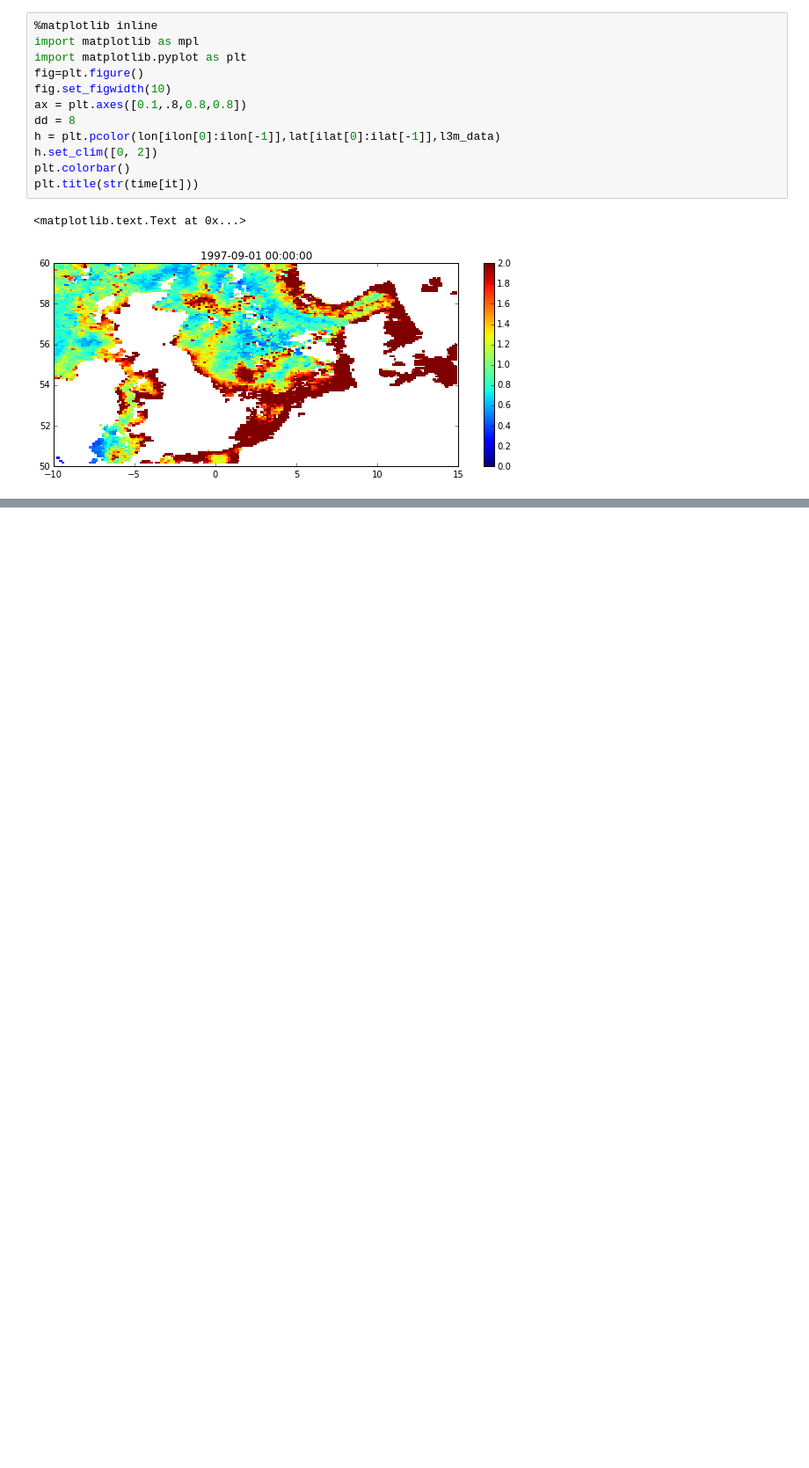
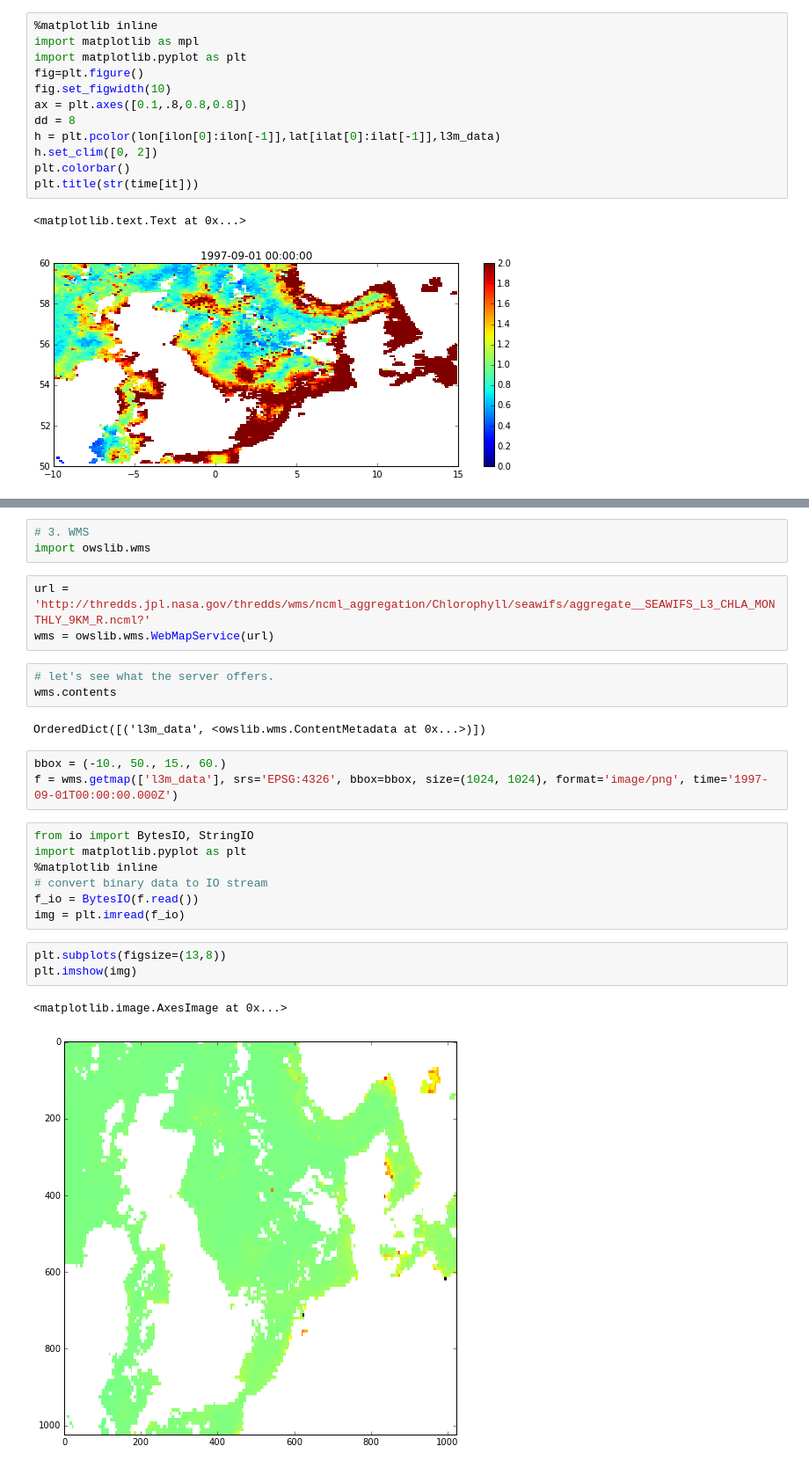
Before and after one commit to openearth/notebooks, a Jupyter notebook: EarthObservationWebServices.ipynb, the cells around one changed output, grey strips where cells are left out. Shown at 88% size. Cells and saved outputs as stored; diff of their text form; blank space fills up the shorter version.

Commit message:
added wms: make sure to install pyproj before owslib

```diff
--- a/EarthObservationWebServices.ipynb
+++ b/EarthObservationWebServices.ipynb
@@ -95,0 +100,27 @@ plt.title(str(time[it]))
+# %%
+# 3. WMS
+import owslib.wms
+# %%
+url = 'http://thredds.jpl.nasa.gov/thredds/wms/ncml_aggregation/Chlorophyll/seawifs/aggregate__SEAWIFS_L3_CHLA_MONTHLY_9KM_R.ncml?'
+wms = owslib.wms.WebMapService(url)
+# %%
+# let's see what the server offers.
+wms.contents
+# %% [output]
+OrderedDict([('l3m_data', <owslib.wms.ContentMetadata at 0x...>)])
+# %%
+bbox = (-10., 50., 15., 60.)
+f = wms.getmap(['l3m_data'], srs='EPSG:4326', bbox=bbox, size=(1024, 1024), format='image/png', time='1997-09-01T00:00:00.000Z')
+# %%
+from io import BytesIO, StringIO
+import matplotlib.pyplot as plt
+%matplotlib inline
+# convert binary data to IO stream
+f_io = BytesIO(f.read())
+img = plt.imread(f_io)
+# %%
+plt.subplots(figsize=(13,8))
+plt.imshow(img)
+# %% [output]
+<matplotlib.image.AxesImage at 0x...>
+[figure, added]
```
Also changed, not shown: parts of 2 cells of this notebook.
